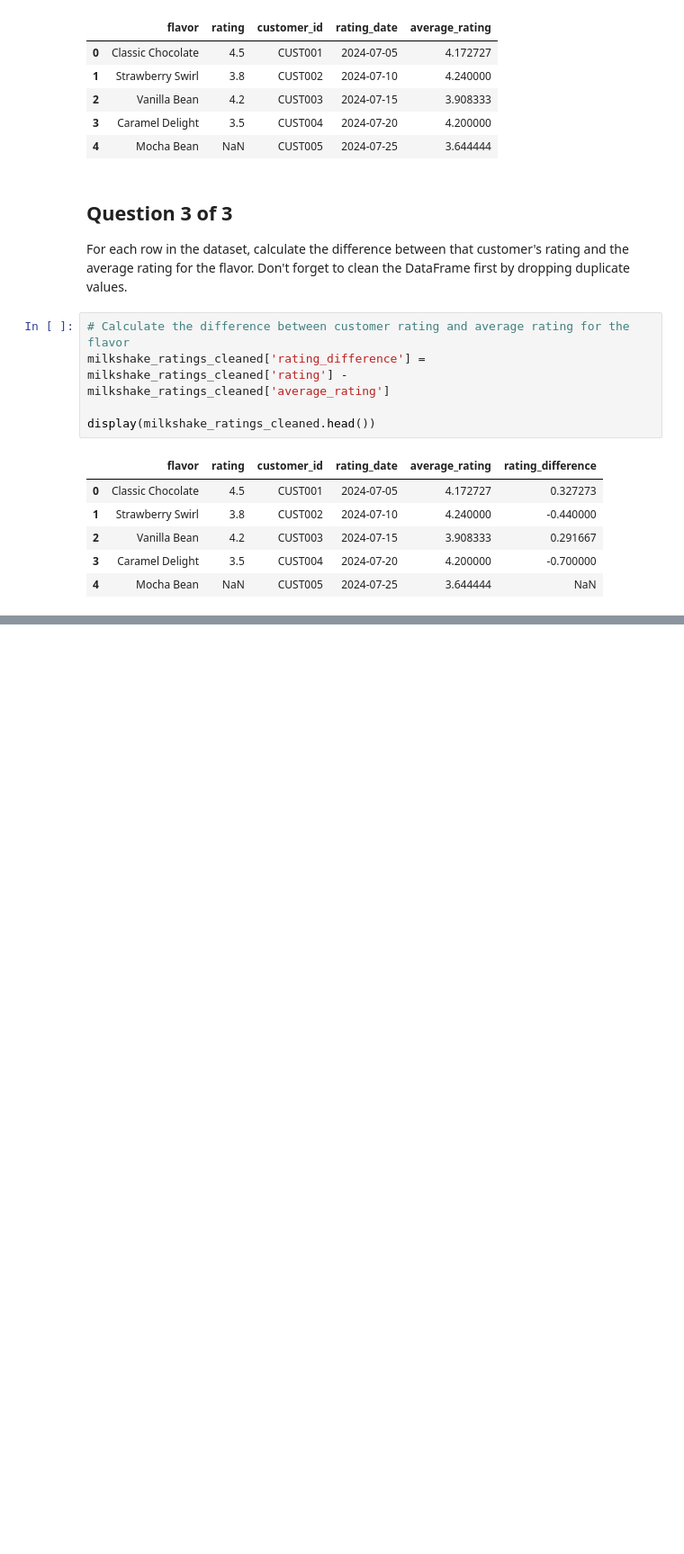
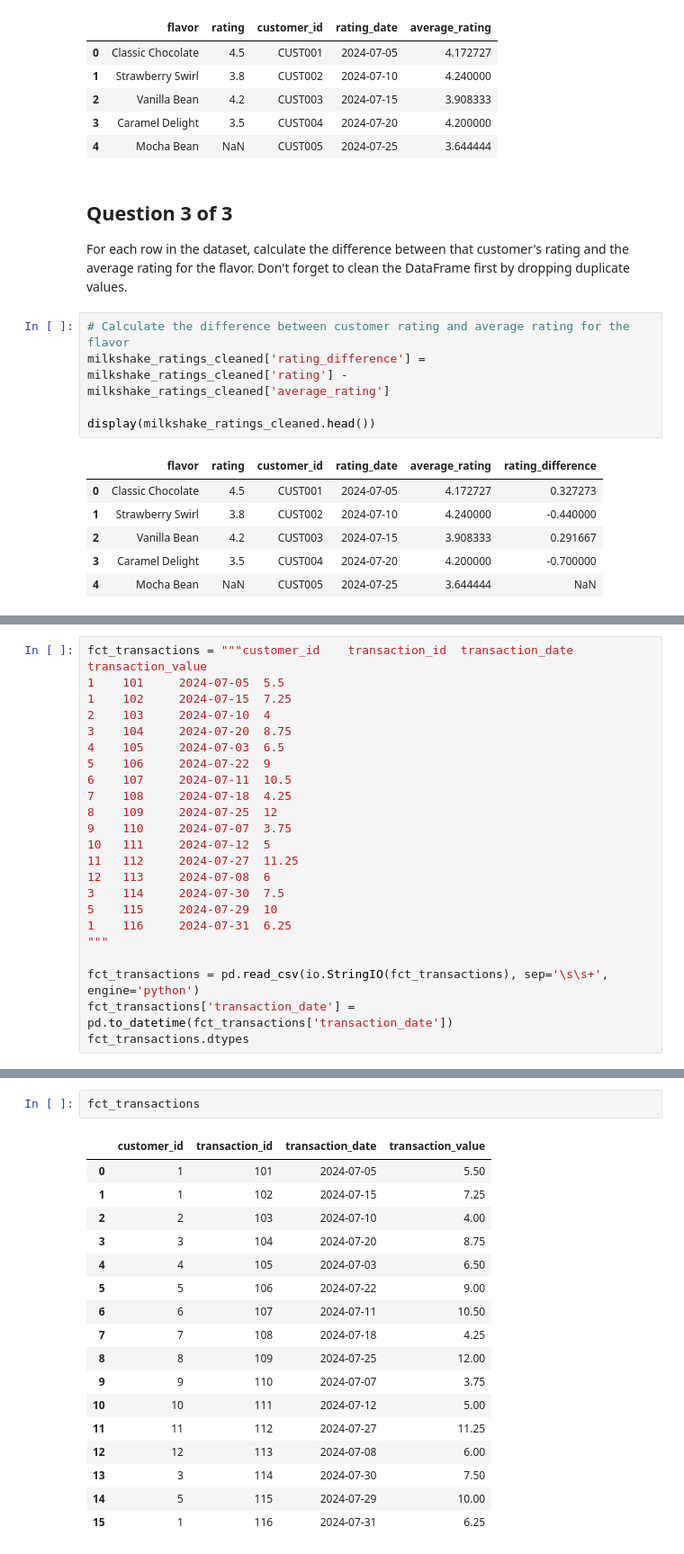
Before and after one commit to Haris-09/Python-Summer-Party-Challenge, a Jupyter notebook: Python_Summer_Party.ipynb, the cells around one changed output, grey strips where cells are left out. Shown at 90% size. Saved outputs shown, nothing was run; the diff lists cells and outputs as text; blank space fills up the shorter version.

```diff
--- a/Python_Summer_Party.ipynb
+++ b/Python_Summer_Party.ipynb
@@ -1903,0 +1937,23 @@ display(milkshake_ratings_cleaned.head())
+# %%
+fct_transactions = """customer_id	 transaction_id	 transaction_date	 transaction_value
+1	 101	 2024-07-05	 5.5
+1	 102	 2024-07-15	 7.25
+2	 103	 2024-07-10	 4
+3	 104	 2024-07-20	 8.75
+4	 105	 2024-07-03	 6.5
+5	 106	 2024-07-22	 9
+6	 107	 2024-07-11	 10.5
+7	 108	 2024-07-18	 4.25
+8	 109	 2024-07-25	 12
+9	 110	 2024-07-07	 3.75
+10	 111	 2024-07-12	 5
+11	 112	 2024-07-27	 11.25
+12	 113	 2024-07-08	 6
+3	 114	 2024-07-30	 7.5
+5	 115	 2024-07-29	 10
+1	 116	 2024-07-31	 6.25
+"""
+
+fct_transactions = pd.read_csv(io.StringIO(fct_transactions), sep='\s\s+', engine='python')
+fct_transactions['transaction_date'] = pd.to_datetime(fct_transactions['transaction_date'])
+fct_transactions.dtypes
@@ -1903,0 +1983,20 @@ display(milkshake_ratings_cleaned.head())
+# %%
+fct_transactions
+# %% [output]
+|  | customer_id | transaction_id | transaction_date | transaction_value |
+| 0 | 1 | 101 | 2024-07-05 | 5.50 |
+| 1 | 1 | 102 | 2024-07-15 | 7.25 |
+| 2 | 2 | 103 | 2024-07-10 | 4.00 |
+| 3 | 3 | 104 | 2024-07-20 | 8.75 |
+| 4 | 4 | 105 | 2024-07-03 | 6.50 |
+| 5 | 5 | 106 | 2024-07-22 | 9.00 |
+| 6 | 6 | 107 | 2024-07-11 | 10.50 |
+| 7 | 7 | 108 | 2024-07-18 | 4.25 |
+| 8 | 8 | 109 | 2024-07-25 | 12.00 |
+| 9 | 9 | 110 | 2024-07-07 | 3.75 |
+| 10 | 10 | 111 | 2024-07-12 | 5.00 |
+| 11 | 11 | 112 | 2024-07-27 | 11.25 |
+| 12 | 12 | 113 | 2024-07-08 | 6.00 |
+| 13 | 3 | 114 | 2024-07-30 | 7.50 |
+| 14 | 5 | 115 | 2024-07-29 | 10.00 |
+| 15 | 1 | 116 | 2024-07-31 | 6.25 |
```
Also changed, not shown: parts of 11 cells of this notebook.
